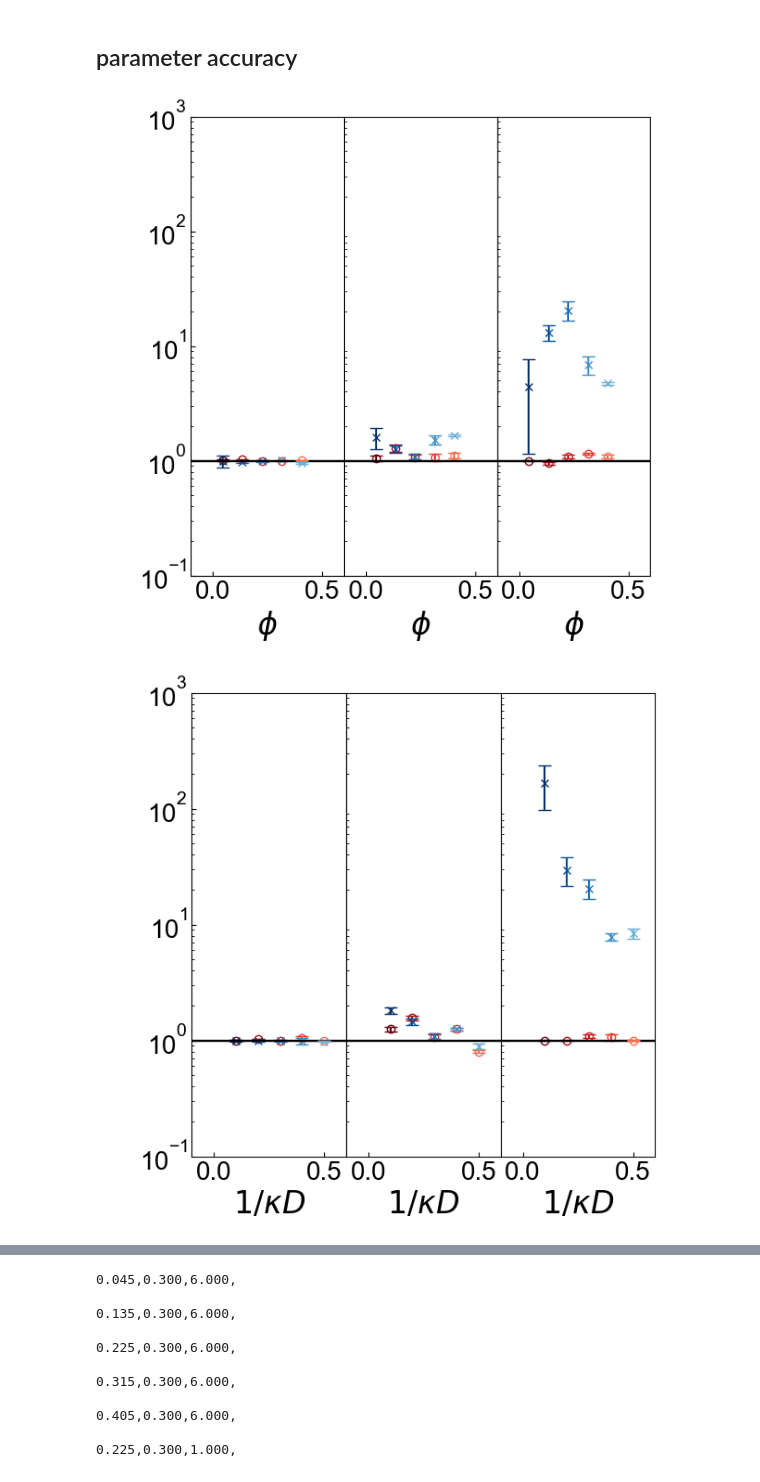
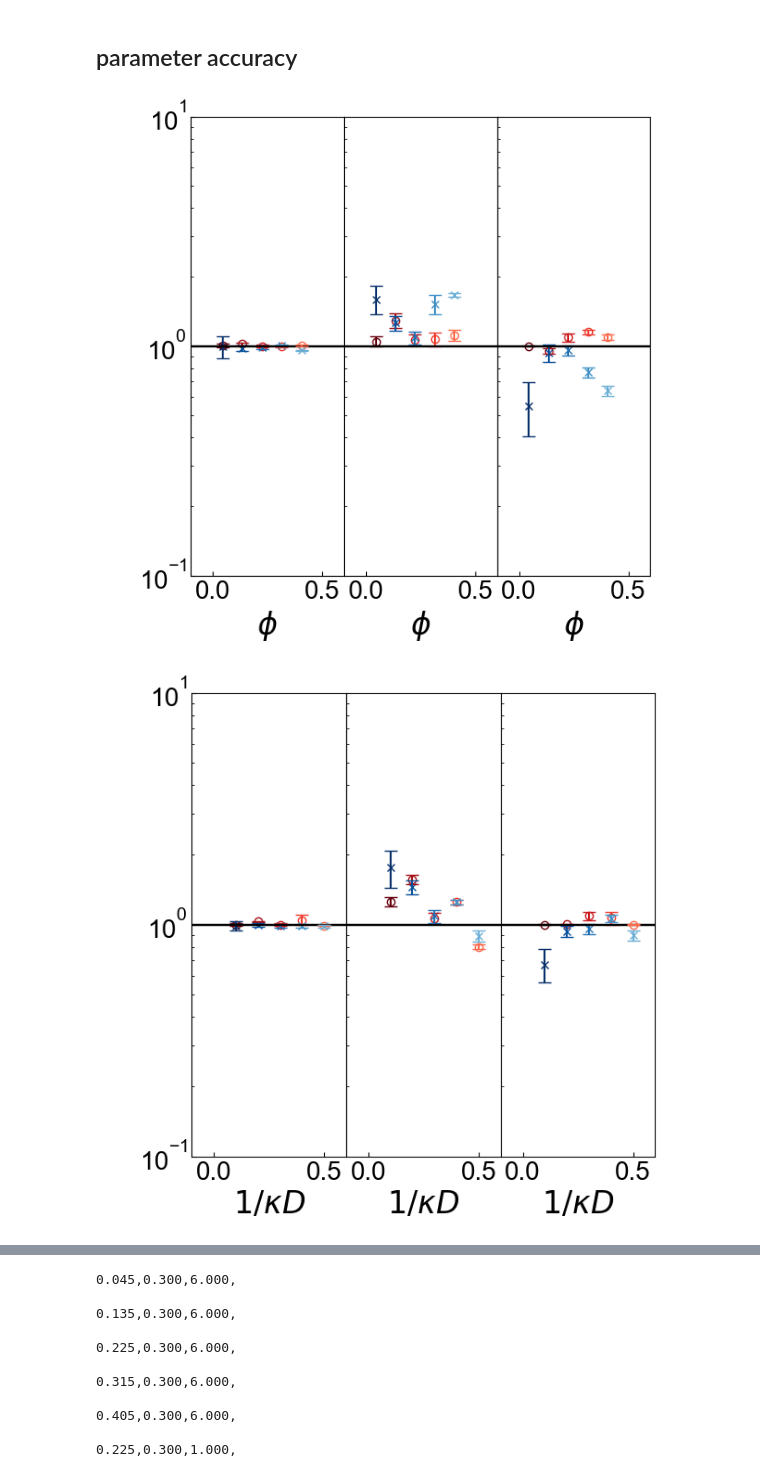
Before and after one commit to ch-tung/SQ_VAE, a Jupyter notebook: direct_param_SQ/plot_batch.ipynb, the cells around one changed output, grey strips where cells are left out. Saved outputs shown, nothing was run; the diff lists cells and outputs as text; code cells hidden in the pictures.

```diff
--- a/direct_param_SQ/plot_batch.ipynb
+++ b/direct_param_SQ/plot_batch.ipynb
@@ -1818,7 +1818,7 @@ plt.show()
 # kappa, overlapped
 # NN fitting curve and MD invertion
 # Residue
-dict_kappa = loadmat('fp_kappa.mat')
+dict_kappa = loadmat('fp_kappa_fix.mat')
 dict_kappa_SQ = loadmat('fp_kappa_SQ.mat')
 
 fig = plt.figure(figsize=(15, 4.5))#,dpi=192)
@@ -1903,7 +1903,7 @@ plt.show()
 # kappa, overlapped
 # NN fitting curve and MD invertion
 # Residue
-dict_kappa = loadmat('fp_kappa.mat')
+dict_kappa = loadmat('fp_kappa_fix.mat')
 dict_kappa_SQ = loadmat('fp_kappa_SQ.mat')
 
 fig = plt.figure(figsize=(15, 4.5))#,dpi=192)
@@ -2152,0 +2384,37 @@ index_MD_i
+# %%
+# eta, overlapped
+# NN fitting curve and MD invertion
+from matplotlib.colors import ListedColormap, LinearSegmentedColormap
+dict_loaded_list = [loadmat('fp_eta_fix.mat'),loadmat('fp_kappa_fix.mat'),loadmat('fp_A_fix.mat')]
+p_color_list = [eta_list,kappa_list,A_list]
+title_list = [r'$\hat{\phi}$',r'$1/\hat{\kappa} D$',r'$\beta \hat{A}D$']
+
+fig = plt.figure(figsize=(15, 2))#,dpi=192)
+
+for i_dict in range(3):
+    ax = plt.subplot(1, 3, i_dict+1)
+    dict_loaded = dict_loaded_list[i_dict]
+    p_color = p_color_list[i_dict]
+    index_MD = np.arange(5) +5*i_dict
+
+    r_list = np.arange(100)/100
+    c_map_list = cmap_NN((1-r_list)*0.5+0.5)
+    c_map_new = ListedColormap(c_map_list)
+    c_map_white = ListedColormap(np.ones((2,4)))
+
+    for i in range(len(parameters_list)):
+        fp_GT = dict_loaded['fp_GT_list'][i]
+
+        r = (1-(fp_GT[i_dict]-p_color[0])/(p_color[-1]-p_color[0]))*0.5+0.5
+        c_NN = cmap_NN(r)
+
+        im = ax.imshow(p_color_list[i_dict].reshape((5,1)),cmap=c_map_new)
+        im_w = ax.imshow(p_color_list[i_dict].reshape((5,1)),cmap=c_map_white)
+
+    plt.axis('off')
+    cbar = fig.colorbar(im, ticks=p_color[[0,4]], aspect=10, orientation='horizontal')
+    cbar.ax.tick_params(labelsize=12)
+#     cbar.set_label(title_list[i_dict],fontsize=12,loc='center')
+
+plt.subplots_adjust(bottom=0.5, right=1)
+plt.show()
@@ -2153,7 +2443,7 @@ index_MD_i
 # %% [markdown]
 ## parameter accuracy
 # %%
-dict_loaded_list = [loadmat('fp_eta.mat'),loadmat('fp_kappa.mat'),loadmat('fp_A.mat')]
+dict_loaded_list = [loadmat('fp_eta_fix.mat'),loadmat('fp_kappa_fix.mat'),loadmat('fp_A_fix.mat')]
 p_color_list = [eta_list,kappa_list,A_list]
 index_list = [0,1,2]
 tick_labels = [r'$\phi$',r'$1/\kappa D$',r'$AD$',r'$\sigma$',r'$C$',r'$I_{\it{inc}}$',
@@ -2188,33 +2478,33 @@ for i_dict in range(3):
                     label='RMSA', color=c_RMSA)
             ax.plot([min(ticks_list[i_dict])-20,max(ticks_list[i_dict])+20],[1,1],'-k')
 
             index_err = i_index
             ax.errorbar(fp_GT[i_dict],fp_opt_NN[index_err]/fp_GT[index_err],
                         abs(fp_err_NN[index_err]/fp_GT[index_err]),
                    fmt='none',color=c_NN,capsize=5.0)
             ax.errorbar(fp_GT[i_dict],fp_opt_RMSA[index_err]/fp_GT[index_err],
                         abs(fp_err_RMSA[index_err]/fp_GT[index_err]),
                    fmt='none',color=c_RMSA,capsize=5.0)
 
             ax.set_yscale('log')
             #     ax.legend(fontsize=16,frameon=False,fancybox=False)
             xrange = max(ticks_list[i_dict])-min(ticks_list[i_dict])
             ax.set_xlim(xlim[i_dict])
-            ax.set_ylim([1e-1,1e3])
+            ax.set_ylim([1e-1,1e1])
 
             if i_index>0:
                 ax.set_yticks([])
 
 #             ax.set_xticks(ticks_list[i_dict])
 #             ax.set_xticklabels([tick_labels[it] for it in index_list])
 
             ax.set_xlabel(tick_labels[i_dict],fontsize=24)
             ax.set_ylabel(' ',fontsize=24)
             ax.tick_params(direction='in', axis='both', which='both', labelsize=20)
 
             plt.subplots_adjust(left=0, bottom=0, right=1, top=1, wspace=0, hspace=0)
 
 plt.show()
 # %% [output]
-[figure, old version]
+[figure, new version]
-[figure, old version]
+[figure, new version]
```
Also changed, not shown: parts of 45 cells of this notebook, 6 other files.
